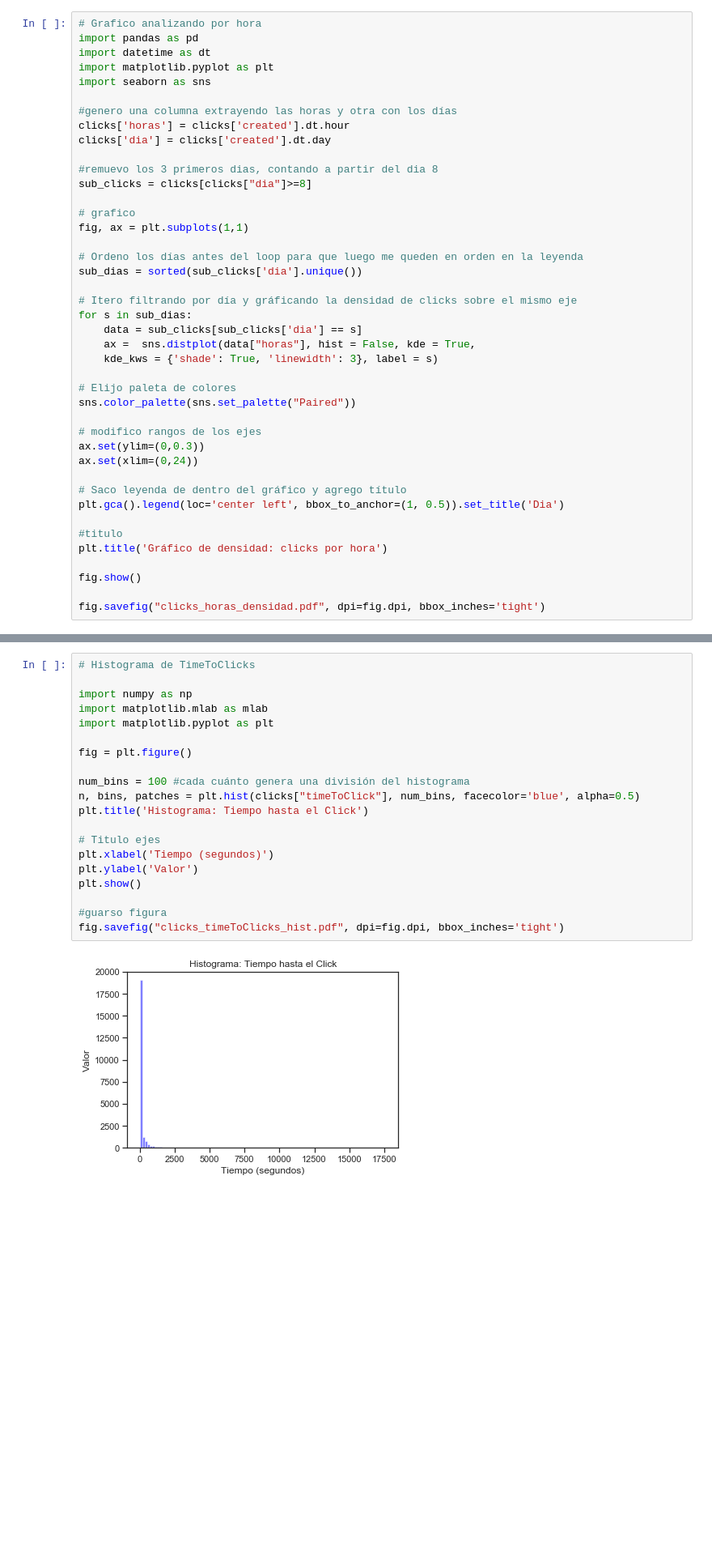
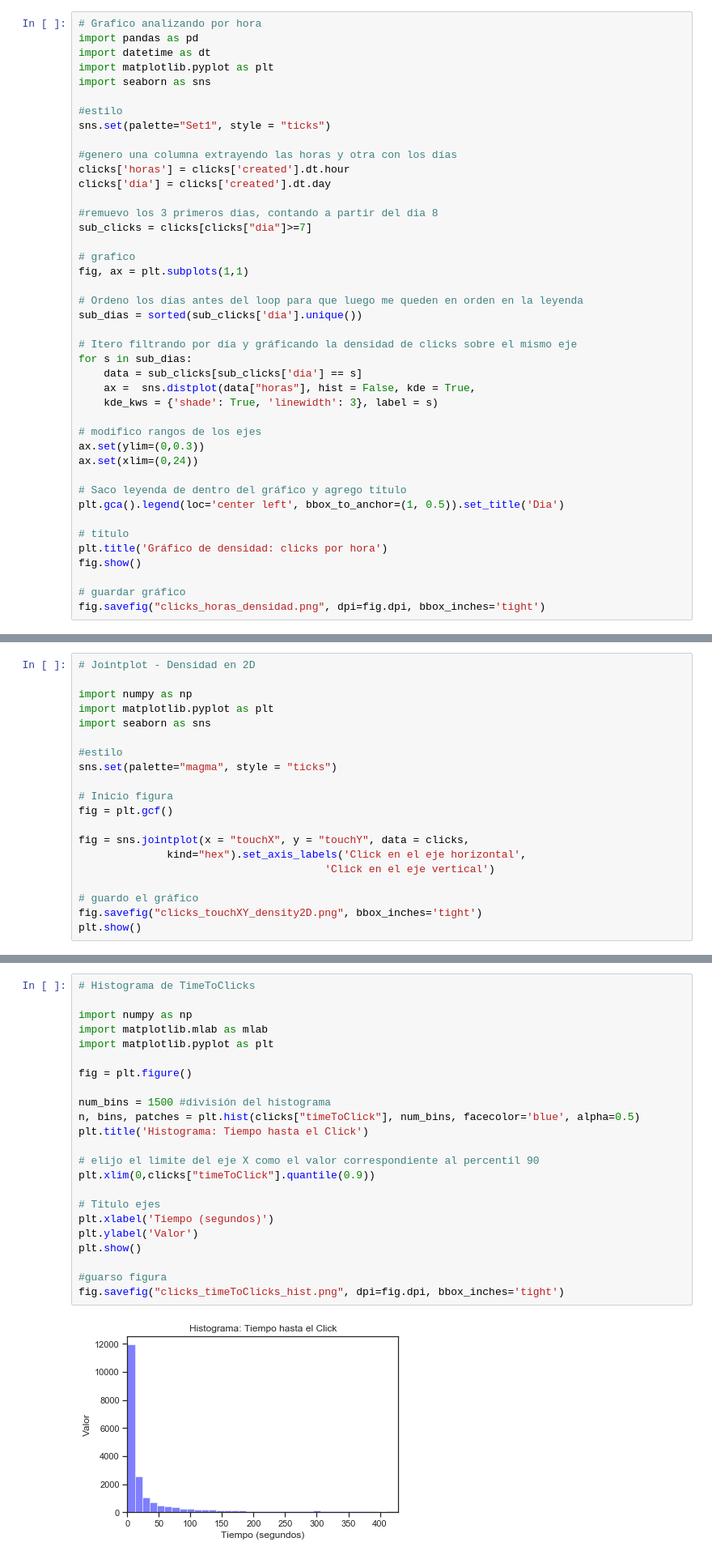
Before and after one commit to flor14/Organizacion_de_datos_2019, a Jupyter notebook: Tp1_datos.ipynb, the cells around one changed output, grey strips where cells are left out. Shown: that part at 81% size. Cells and saved outputs as stored; diff of their text form; blank space fills up the shorter version.

```diff
--- a/Tp1_datos.ipynb
+++ b/Tp1_datos.ipynb
@@ -190,12 +374,15 @@ import datetime as dt
 import matplotlib.pyplot as plt
 import seaborn as sns
 
+#estilo
+sns.set(palette="Set1", style = "ticks")
+
 #genero una columna extrayendo las horas y otra con los días
 clicks['horas'] = clicks['created'].dt.hour
 clicks['dia'] = clicks['created'].dt.day
 
 #remuevo los 3 primeros dias, contando a partir del dia 8
-sub_clicks = clicks[clicks["dia"]>=8]
+sub_clicks = clicks[clicks["dia"]>=7]
 
 # grafico
 fig, ax = plt.subplots(1,1)
@@ -209,9 +396,6 @@ for s in sub_dias:
     ax =  sns.distplot(data["horas"], hist = False, kde = True,
     kde_kws = {'shade': True, 'linewidth': 3}, label = s)
 
-# Elijo paleta de colores
-sns.color_palette(sns.set_palette("Paired"))
-
 # modifico rangos de los ejes
 ax.set(ylim=(0,0.3))
 ax.set(xlim=(0,24))
@@ -219,10 +403,10 @@ ax.set(xlim=(0,24))
 # Saco leyenda de dentro del gráfico y agrego título
 plt.gca().legend(loc='center left', bbox_to_anchor=(1, 0.5)).set_title('Dia')
 
-#titulo
+# titulo
 plt.title('Gráfico de densidad: clicks por hora')
-
 fig.show()
 
-fig.savefig("clicks_horas_densidad.pdf", dpi=fig.dpi, bbox_inches='tight')
+# guardar gráfico
+fig.savefig("clicks_horas_densidad.png", dpi=fig.dpi, bbox_inches='tight')
 # %% [output]
@@ -272,0 +455,20 @@ fig.savefig("clicks_touchXY_timetoclick.pdf", dpi=fig.dpi)
+# %%
+# Jointplot - Densidad en 2D
+
+import numpy as np
+import matplotlib.pyplot as plt
+import seaborn as sns
+
+#estilo
+sns.set(palette="magma", style = "ticks")
+
+# Inicio figura
+fig = plt.gcf()
+
+fig = sns.jointplot(x = "touchX", y = "touchY", data = clicks,
+              kind="hex").set_axis_labels('Click en el eje horizontal',
+                                       'Click en el eje vertical')
+
+# guardo el gráfico
+fig.savefig("clicks_touchXY_density2D.png", bbox_inches='tight')
+plt.show()
@@ -288,25 +503,28 @@ clicks.describe()[["timeToClick"]]
 # %%
 # Histograma de TimeToClicks
 
 import numpy as np
 import matplotlib.mlab as mlab
 import matplotlib.pyplot as plt
 
 fig = plt.figure()
 
-num_bins = 100 #cada cuánto genera una división del histograma
+num_bins = 1500 #división del histograma
 n, bins, patches = plt.hist(clicks["timeToClick"], num_bins, facecolor='blue', alpha=0.5)
 plt.title('Histograma: Tiempo hasta el Click')
+
+# elijo el limite del eje X como el valor correspondiente al percentil 90
+plt.xlim(0,clicks["timeToClick"].quantile(0.9))
 
 # Titulo ejes
 plt.xlabel('Tiempo (segundos)')
 plt.ylabel('Valor')
 plt.show()
 
 #guarso figura
-fig.savefig("clicks_timeToClicks_hist.pdf", dpi=fig.dpi, bbox_inches='tight')
+fig.savefig("clicks_timeToClicks_hist.png", dpi=fig.dpi, bbox_inches='tight')
 # %% [output]
-[figure, old version]
+[figure, new version]
 # %% [markdown]
 El 75% de las veces evaluadas el tiempo hasta del click del usuario fue menor a 71 segundos
 # %% [markdown]
```
Also changed, not shown: parts of 21 cells of this notebook.
